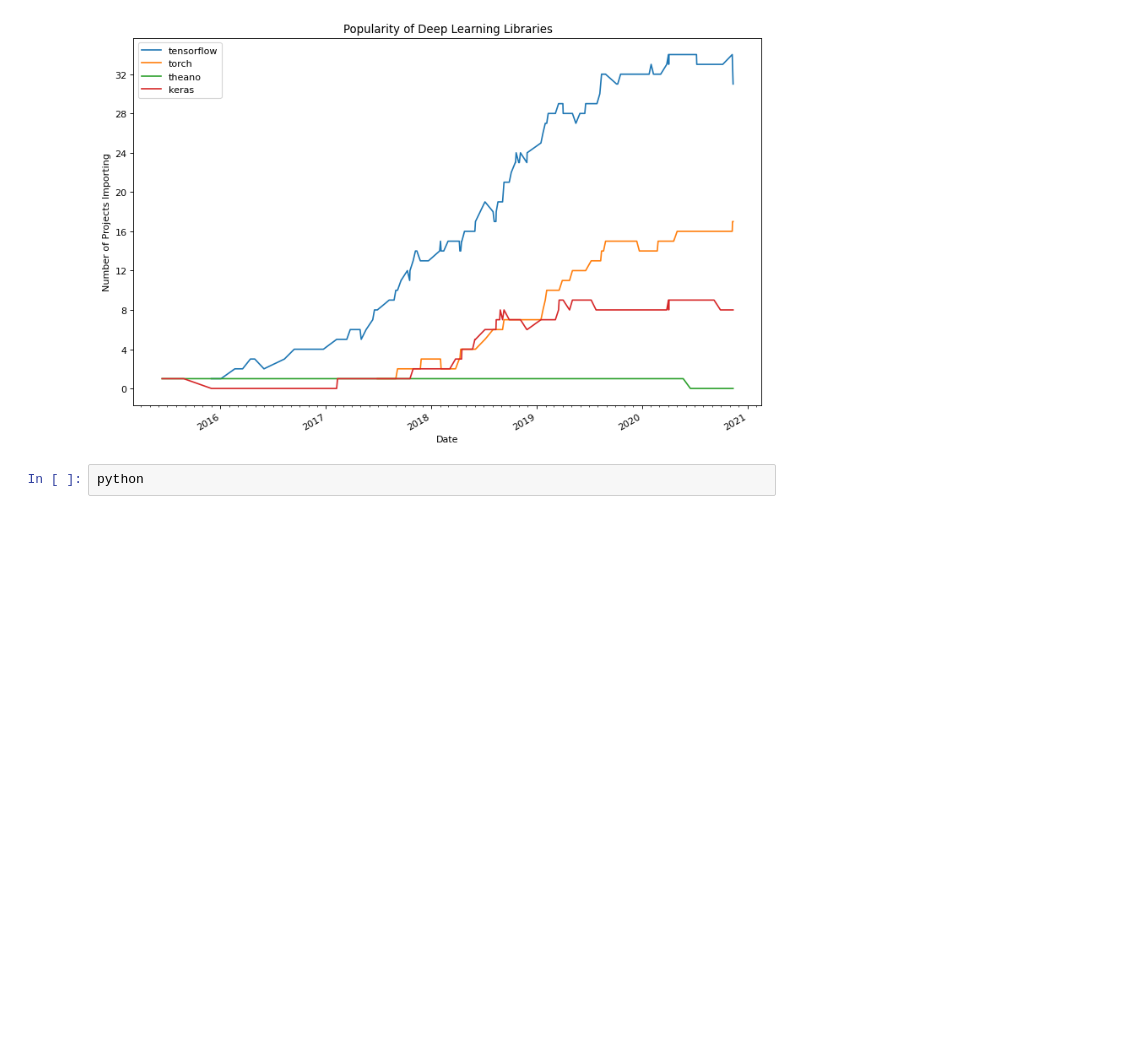
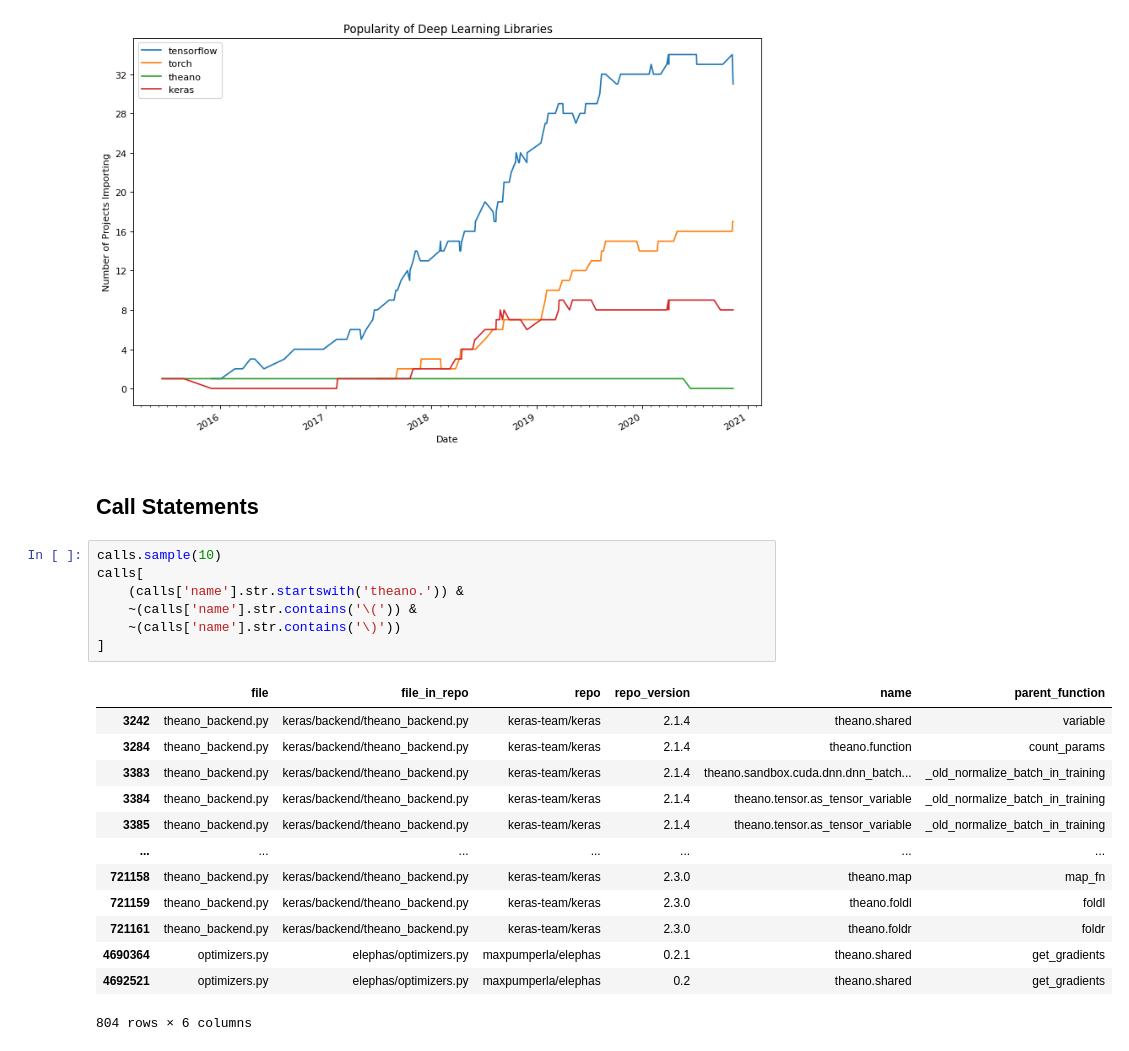
Before and after one commit to brombaut/CISC873_TermProject, a Jupyter notebook: analytics/dl_lib_evo_analytics.ipynb, the cells around one changed output. Saved outputs shown, nothing was run; the diff lists cells and outputs as text; blank space fills up the shorter version.

```diff
--- a/analytics/dl_lib_evo_analytics.ipynb
+++ b/analytics/dl_lib_evo_analytics.ipynb
@@ -86,5 +107,26 @@ fig.autofmt_xdate()
 plt.show()
 # %% [output]
 [figure]
-# %%
-python
+# %% [markdown]
+## Call Statements
+# %%
+calls.sample(10)
+calls[
+    (calls['name'].str.startswith('theano.')) &
+    ~(calls['name'].str.contains('\(')) &
+    ~(calls['name'].str.contains('\)'))
+]
+# %% [output]
+|  | file | file_in_repo | repo | repo_version | name | parent_function |
+| 3242 | theano_backend.py | keras/backend/theano_backend.py | keras-team/keras | 2.1.4 | theano.shared | variable |
+| 3284 | theano_backend.py | keras/backend/theano_backend.py | keras-team/keras | 2.1.4 | theano.function | count_params |
+| 3383 | theano_backend.py | keras/backend/theano_backend.py | keras-team/keras | 2.1.4 | theano.sandbox.cuda.dnn.dnn_batch... | _old_normalize_batch_in_training |
+| 3384 | theano_backend.py | keras/backend/theano_backend.py | keras-team/keras | 2.1.4 | theano.tensor.as_tensor_variable | _old_normalize_batch_in_training |
+| 3385 | theano_backend.py | keras/backend/theano_backend.py | keras-team/keras | 2.1.4 | theano.tensor.as_tensor_variable | _old_normalize_batch_in_training |
+| ... | ... | ... | ... | ... | ... | ... |
+| 721158 | theano_backend.py | keras/backend/theano_backend.py | keras-team/keras | 2.3.0 | theano.map | map_fn |
+| 721159 | theano_backend.py | keras/backend/theano_backend.py | keras-team/keras | 2.3.0 | theano.foldl | foldl |
+| 721161 | theano_backend.py | keras/backend/theano_backend.py | keras-team/keras | 2.3.0 | theano.foldr | foldr |
+| 4690364 | optimizers.py | elephas/optimizers.py | maxpumperla/elephas | 0.2.1 | theano.shared | get_gradients |
+| 4692521 | optimizers.py | elephas/optimizers.py | maxpumperla/elephas | 0.2 | theano.shared | get_gradients |
+804 rows × 6 columns
```
Also changed, not shown: parts of 7 cells of this notebook, 4 other files.
